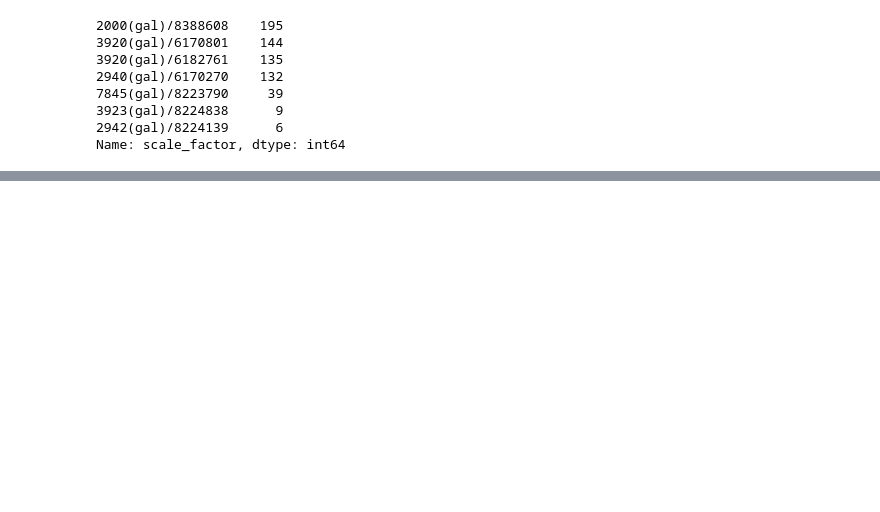
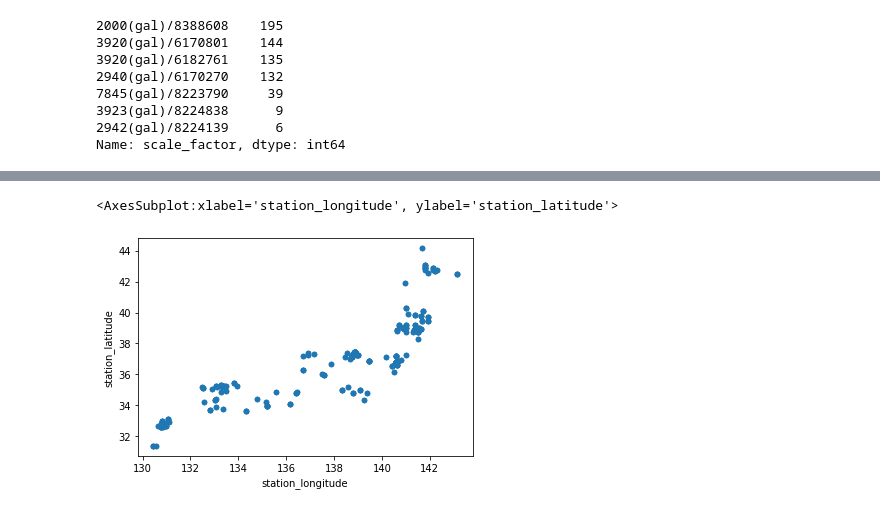
Before and after one commit to SaheedAde/earthquake_early_warning_system, a Jupyter notebook: kik_knet.ipynb, the cells around one changed output, grey strips where cells are left out. Saved outputs shown, nothing was run; the diff lists cells and outputs as text; code cells hidden in the pictures; blank space fills up the shorter version.

```diff
--- a/kik_knet.ipynb
+++ b/kik_knet.ipynb
@@ -176,0 +228,11 @@ Saving figure attribute_histogram_plots
+# %%
+# view geolocation data
+earthquake.plot(
+    kind="scatter",
+    x="station_longitude",
+    y="station_latitude",
+    alpha=1.0
+)
+# %% [output]
+<AxesSubplot:xlabel='station_longitude', ylabel='station_latitude'>
+[figure, added]
```
Also changed, not shown: parts of 11 cells of this notebook, 6 other files.
